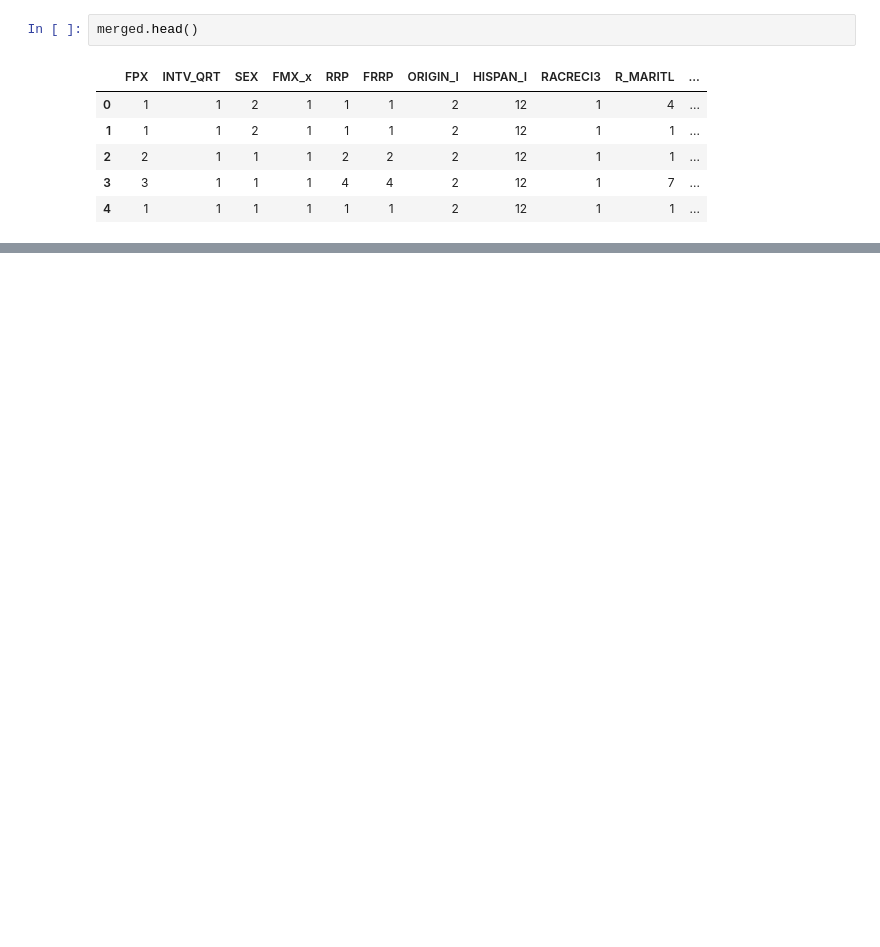
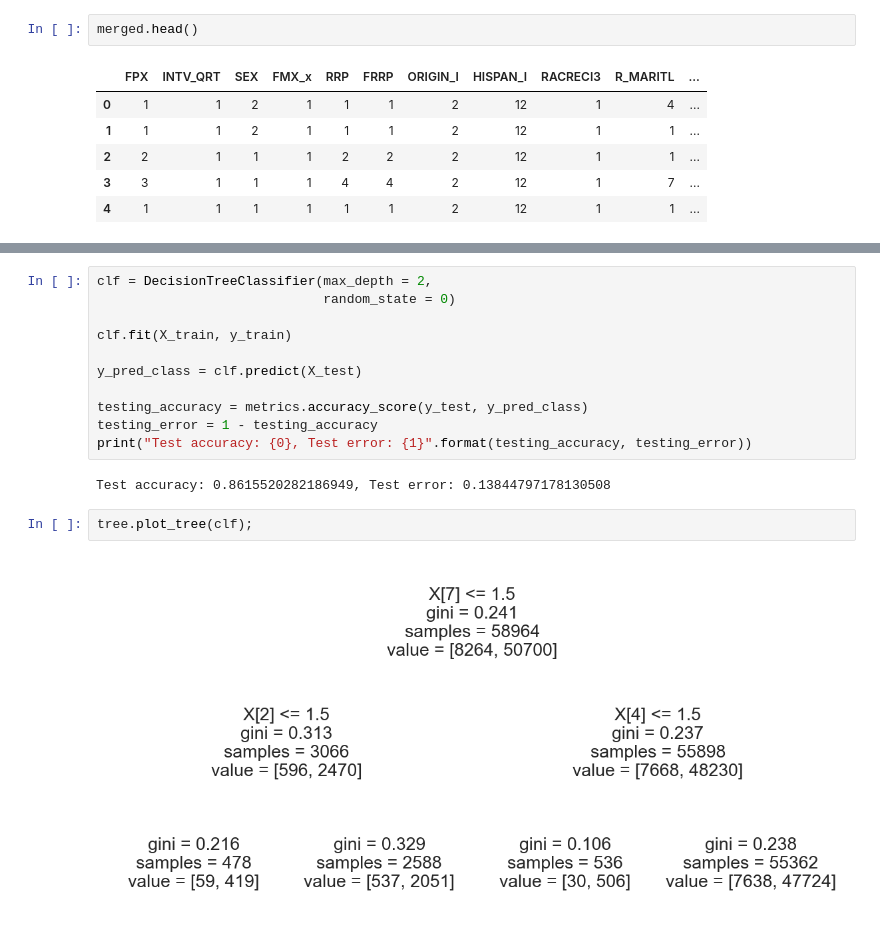
Before and after one commit to meganjacob/Venteur-Internship, a Jupyter notebook: Delayed Medical Care.ipynb, the cells around one changed output, grey strips where cells are left out. Cells and saved outputs as stored; diff of their text form; blank space fills up the shorter version.

```diff
--- a/Delayed Medical Care.ipynb
+++ b/Delayed Medical Care.ipynb
@@ -133,0 +313,17 @@ Index(['SRVY_YR_y', 'RECTYPE_y', 'RECTYPE_x', 'SRVY_YR_x', 'FINCINT', 'OTHGOV',
+# %%
+clf = DecisionTreeClassifier(max_depth = 2,
+                             random_state = 0)
+
+clf.fit(X_train, y_train)
+
+y_pred_class = clf.predict(X_test)
+
+testing_accuracy = metrics.accuracy_score(y_test, y_pred_class)
+testing_error = 1 - testing_accuracy
+print("Test accuracy: {0}, Test error: {1}".format(testing_accuracy, testing_error))
+# %% [output]
+Test accuracy: 0.8615520282186949, Test error: 0.13844797178130508
+# %%
+tree.plot_tree(clf);
+# %% [output]
+[figure, added]
```
Also changed, not shown: parts of 26 cells of this notebook, 9 other files.
